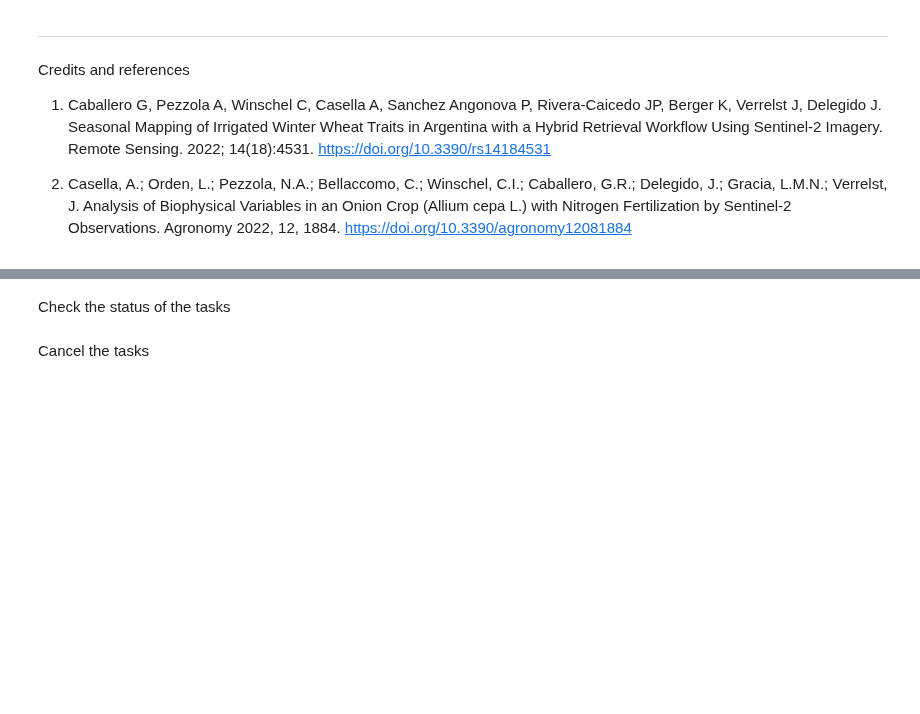
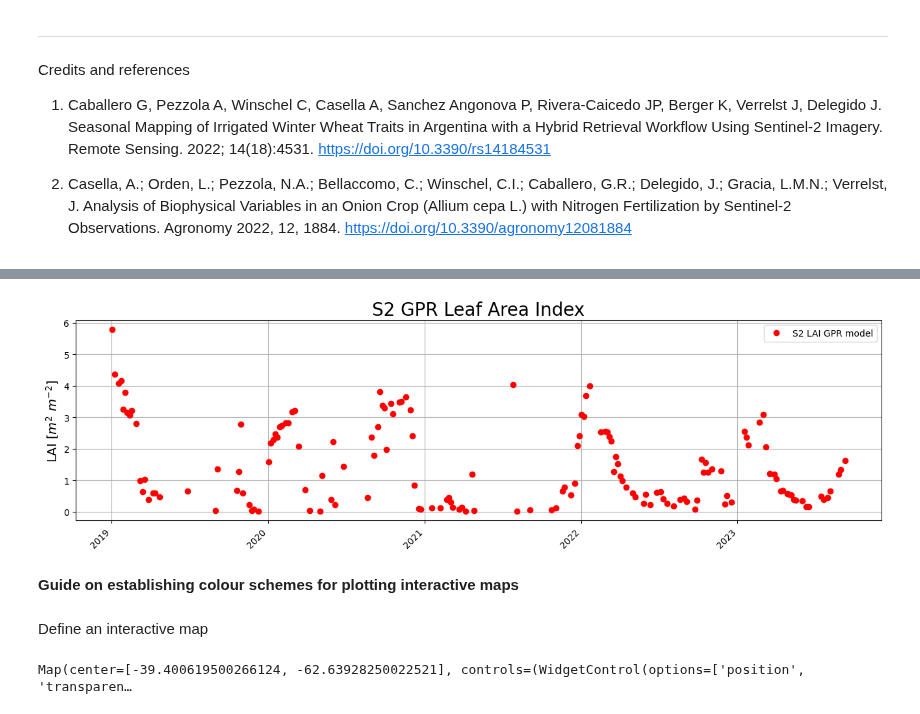
Before and after one commit to PhD-Gabriel-Caballero/ESA-summer-school-2023-Croatia, a Jupyter notebook: ARTMO_BV_GPR_model_GEE.ipynb, the cells around one changed output, grey strips where cells are left out. Drawn from its saved outputs; the diff is of its cells as text; code cells hidden in the pictures; blank space fills up the shorter version.

```diff
--- a/ARTMO_BV_GPR_model_GEE.ipynb
+++ b/ARTMO_BV_GPR_model_GEE.ipynb
@@ -336,2 +267,0 @@ for i in range(n):
-# %% [markdown]
-Check the status of the tasks
@@ -346,2 +267,0 @@ for t in taskList:
-# %% [markdown]
-Cancel the tasks
@@ -366,0 +268,16 @@ image_dict_list = ee.data.listAssets({'parent': colId})['assets']
+# %%
+# Sentinel 2 LAI GPR model time series plotting
+plt.figure(figsize= (16,4))
+
+plt.plot(df_S2['date'], df_S2[currentModel['veg_index']],'ro',label='S2 LAI GPR model')
+plt.title('S2 GPR Leaf Area Index',fontsize='20')
+plt.legend()
+plt.grid(1)
+plt.ylabel('LAI [$m^2$ $m^{-2}$]',fontsize='14')
+plt.grid(1)
+plt.xticks(rotation=45, ha='right')
+plt.show()
+# %% [output]
+[figure, added]
+# %% [markdown]
+**Guide on establishing colour schemes for plotting interactive maps**
@@ -366,0 +302,9 @@ image_dict_list = ee.data.listAssets({'parent': colId})['assets']
+# %% [markdown]
+Define an interactive map
+# %%
+Map_S2 = geemap.Map(toolbar_ctrl=True, layer_ctrl=True)
+Map_S2.centerObject(roi, 14)
+Map_S2.set_plot_options(add_marker_cluster=True)
+Map_S2
+# %% [output]
+Map(center=[-39.400619500266124, -62.63928250022521], controls=(WidgetControl(options=['position', 'transparen…
```
Also changed, not shown: parts of 48 cells of this notebook.
